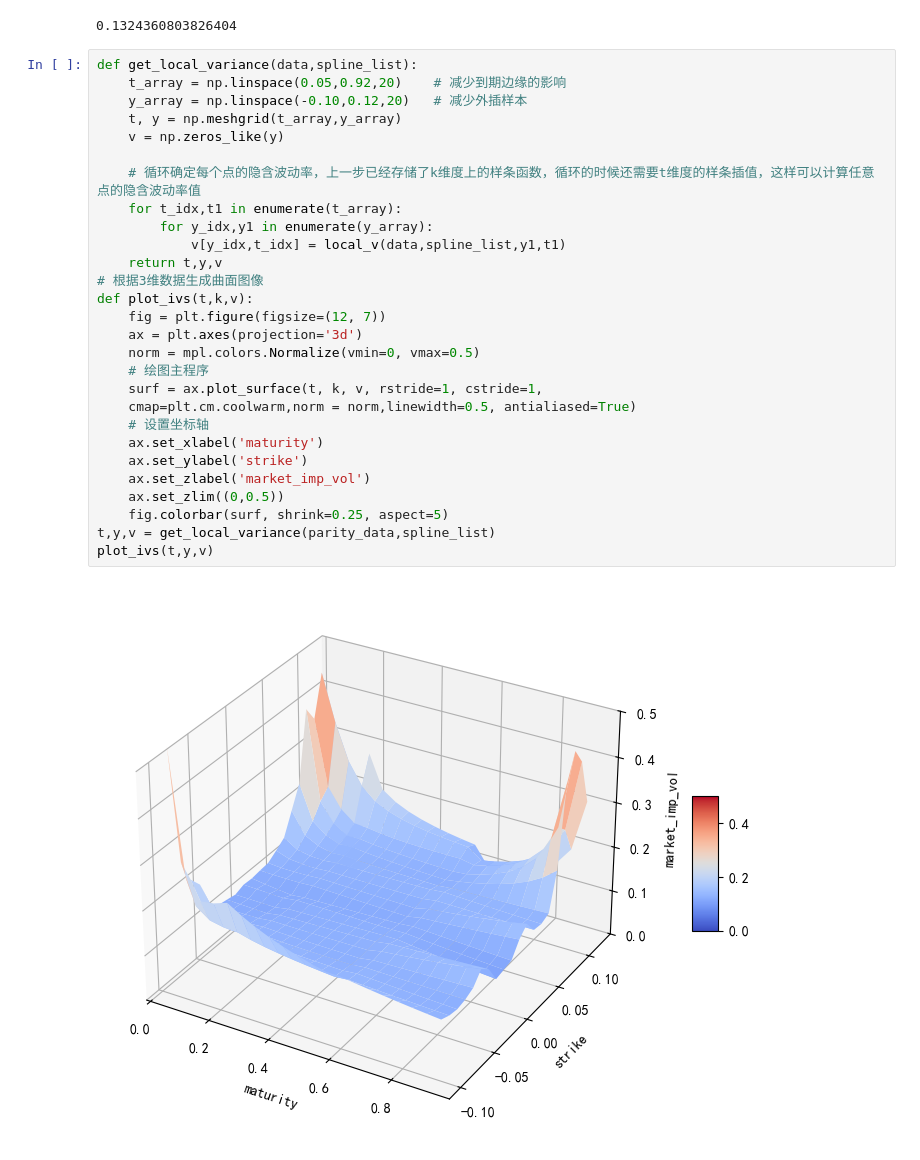
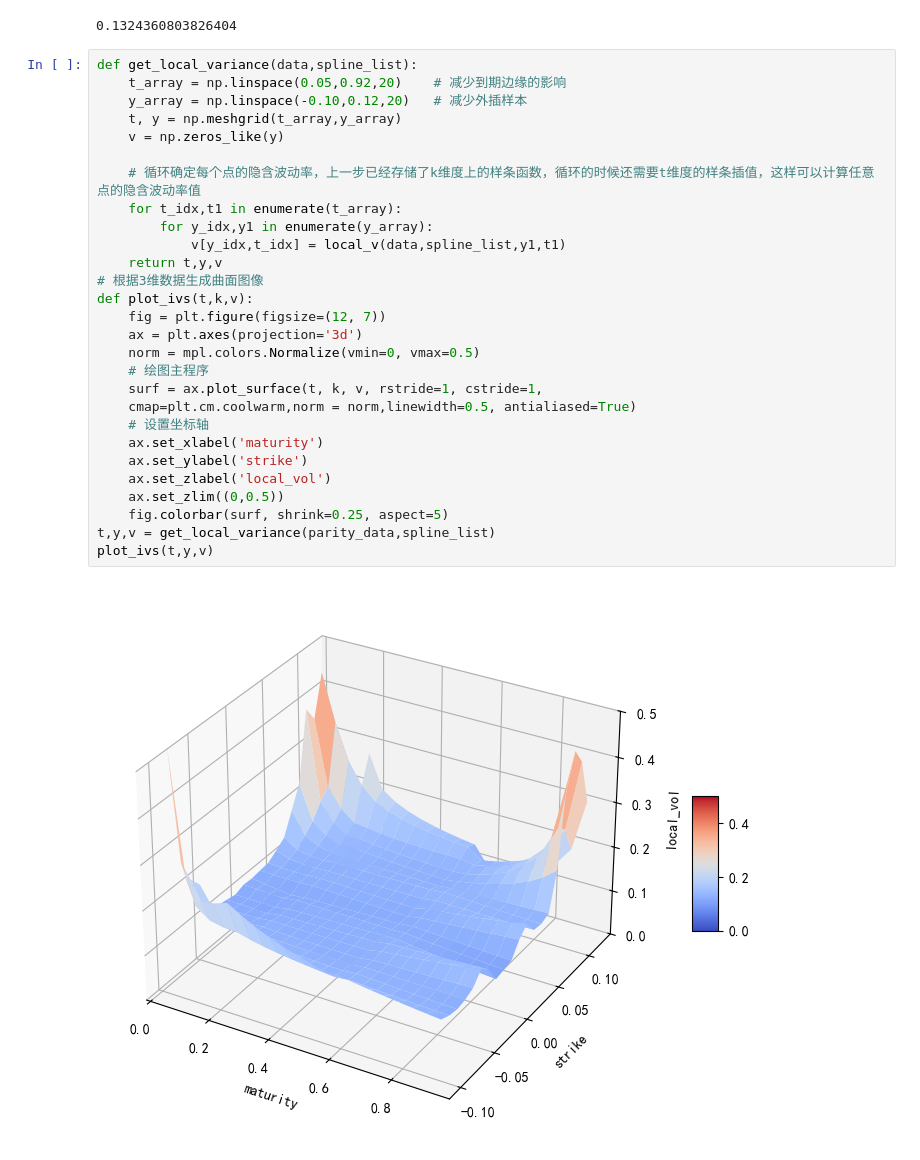
Before and after one commit to pfnet-research/pfhedge, a Jupyter notebook: pfhedge/stochastic/dupire_localvol2.ipynb, the cells around one changed output. Drawn from its saved outputs; the diff is of its cells as text.

```diff
--- a/pfhedge/stochastic/dupire_localvol2.ipynb
+++ b/pfhedge/stochastic/dupire_localvol2.ipynb
@@ -388,30 +388,30 @@ local_v(parity_data,spline_list,0.05,0.1942)
 # %%
 def get_local_variance(data,spline_list):
     t_array = np.linspace(0.05,0.92,20)    # 减少到期边缘的影响
     y_array = np.linspace(-0.10,0.12,20)   # 减少外插样本
     t, y = np.meshgrid(t_array,y_array)
     v = np.zeros_like(y)
 
     # 循环确定每个点的隐含波动率，上一步已经存储了k维度上的样条函数，循环的时候还需要t维度的样条插值，这样可以计算任意点的隐含波动率值
     for t_idx,t1 in enumerate(t_array):
         for y_idx,y1 in enumerate(y_array):
             v[y_idx,t_idx] = local_v(data,spline_list,y1,t1)
     return t,y,v
 # 根据3维数据生成曲面图像
 def plot_ivs(t,k,v):
     fig = plt.figure(figsize=(12, 7))
     ax = plt.axes(projection='3d')
     norm = mpl.colors.Normalize(vmin=0, vmax=0.5)
     # 绘图主程序
     surf = ax.plot_surface(t, k, v, rstride=1, cstride=1,
     cmap=plt.cm.coolwarm,norm = norm,linewidth=0.5, antialiased=True)
     # 设置坐标轴
     ax.set_xlabel('maturity')
     ax.set_ylabel('strike')
-    ax.set_zlabel('market_imp_vol')
+    ax.set_zlabel('local_vol')
     ax.set_zlim((0,0.5))
     fig.colorbar(surf, shrink=0.25, aspect=5)
 t,y,v = get_local_variance(parity_data,spline_list)
 plot_ivs(t,y,v)
 # %% [output]
-[figure, old version]
+[figure, new version]
```
Also changed, not shown: 15 other files.
